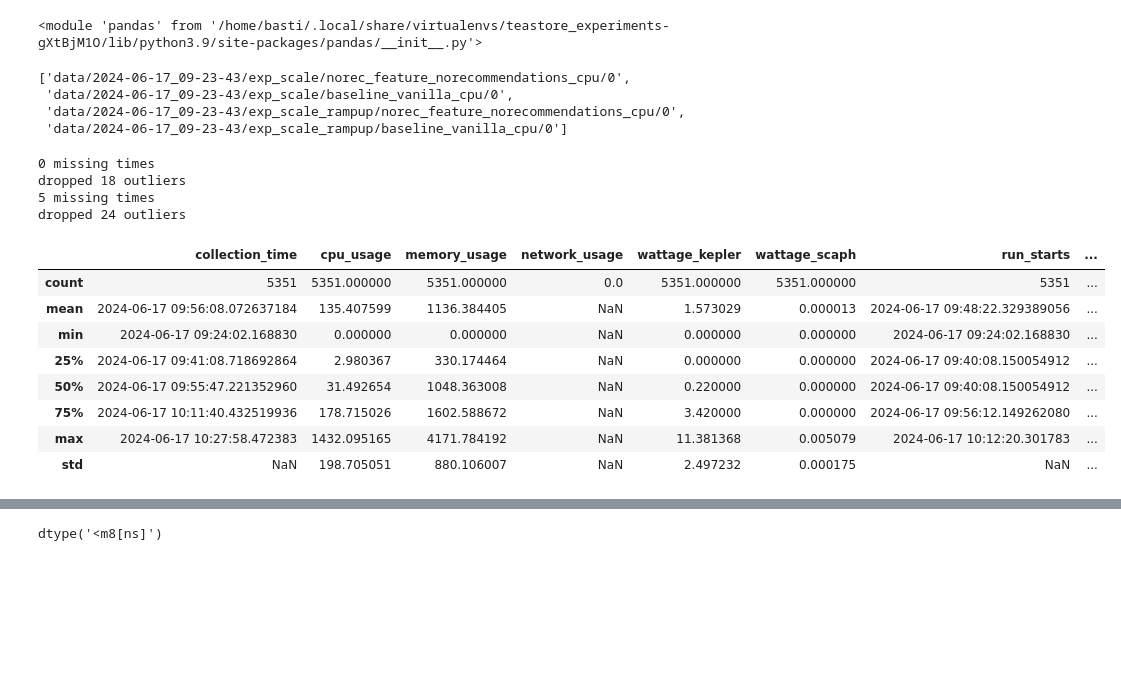
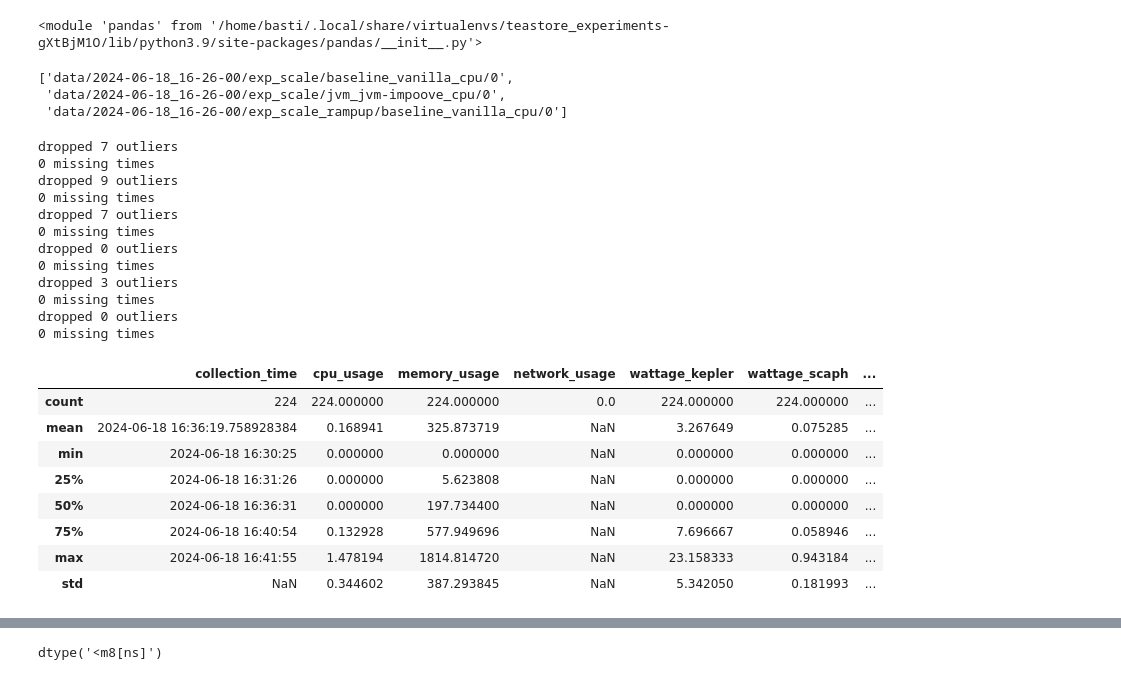
Before and after one commit to clue2-sose25/Clue2, a Jupyter notebook: evaluation_new.ipynb, the cells around one changed output, grey strips where cells are left out. Cells and saved outputs as stored; diff of their text form; code cells hidden in the pictures; blank space fills up the shorter version.

```diff
--- a/evaluation_new.ipynb
+++ b/evaluation_new.ipynb
@@ -14,15 +14,14 @@ DATA_DIR = "data"
 experiment_dirs = sorted(glob("data/*"))
 experiment_dirs
 
-exp_dir = "data/2024-06-17_09-23-43"
+exp_dir = "data/2024-06-18_16-26-00"
 # %%
 measurements = glob(exp_dir + "/*/*/*")
 measurements
 # %% [output]
-['data/2024-06-17_09-23-43/exp_scale/norec_feature_norecommendations_cpu/0',
- 'data/2024-06-17_09-23-43/exp_scale/baseline_vanilla_cpu/0',
- 'data/2024-06-17_09-23-43/exp_scale_rampup/norec_feature_norecommendations_cpu/0',
- 'data/2024-06-17_09-23-43/exp_scale_rampup/baseline_vanilla_cpu/0']
+['data/2024-06-18_16-26-00/exp_scale/baseline_vanilla_cpu/0',
+ 'data/2024-06-18_16-26-00/exp_scale/jvm_jvm-impoove_cpu/0',
+ 'data/2024-06-18_16-26-00/exp_scale_rampup/baseline_vanilla_cpu/0']
 # %%
 def set_experiment_time(
     df, col="collection_time", target="experiment_time", where="run"
@@ -31,24 +30,30 @@ def set_experiment_time(
     print(f"{len(missing_time)} missing times")
     df.drop(missing_time.index, inplace=True)
     df[col] = pd.to_datetime(df[col])
-    df["run_starts"] = df.groupby(where)[col].transform("min")
-    df[target] = df[col] - df["run_starts"]
-    # df['experiment_minutes'] = df[target].dt.minutes
+
+    # the fancy way with different starting times:
+    # df["run_starts"] = df.groupby(where)[col].transform("min")
+    # df[target] = df[col] - df["run_starts"]
+
+    # one experiment per df:
+    df[target] = df[col] - df[col].min()
 
 
-def drop_outliers(df, z_score_threshold=4):
+def drop_outliers(df, z_score_threshold=3):
     data_errors = 0
 
     common_keys = [
         "wattage_kepler",
         "wattage_scaph",
+        # "wattage"
         "cpu_usage",
         "memory_usage",
         "network_usage",
     ]
 
     for key in common_keys:
-        df[f"{key}_zscore"] = zscore(df[key])
+        if key in df:
+            df[f"{key}_zscore"] = zscore(df[key])
 
     for key in common_keys:
         outliers = df[df[f"{key}_zscore"].abs() > z_score_threshold].index
@@ -59,7 +64,7 @@ def drop_outliers(df, z_score_threshold=4):
     return data_errors
 
 
-def measurement_file_to_df(file: str, prefix: str):
+def measurement_file_to_df(file: str, prefix: str, treat=True):
     # no risk, no fun
     (_, pr_time, pr_scale, pr_branch, pr_run, pr_name) = file.split("/")
     pod_df = pd.read_csv(file)
@@ -70,37 +75,49 @@ def measurement_file_to_df(file: str, prefix: str):
 
     pod_df["run"] = "_".join([pr_branch, pr_scale, pr_run])
 
+    if treat:
+        drop_outliers(pod_df)
+        set_experiment_time(pod_df)
+
     return pod_df
 
 
-def get_df_for_prefix(prefix, measurement_dirs):
+def get_df_for_prefix(prefix, measurement_dirs, treat=True):
     pod_files = np.concatenate([glob(f"{d}/{prefix}*") for d in measurement_dirs])
-    all_pods = pd.concat([measurement_file_to_df(pf, prefix) for pf in pod_files])
+    all_pods = pd.concat([measurement_file_to_df(pf, prefix, treat) for pf in pod_files])
     return all_pods
 # %%
 all_pods = get_df_for_prefix("measurements_pod_", measurements)
-set_experiment_time(all_pods)
-drop_outliers(all_pods)
+# set_experiment_time(all_pods)
+# drop_outliers(all_pods)
 
 all_nodes = get_df_for_prefix("measurements_node_", measurements)
-set_experiment_time(all_nodes)
-drop_outliers(all_nodes)
+# set_experiment_time(all_nodes)
+# drop_outliers(all_nodes)
 
 display(all_pods.describe())
 display(all_nodes.describe())
 
 all_nodes['experiment_time'].dtype
 # %% [output]
+dropped 7 outliers
 0 missing times
-dropped 18 outliers
-5 missing times
-dropped 24 outliers
+dropped 9 outliers
+0 missing times
+dropped 7 outliers
+0 missing times
+dropped 0 outliers
+0 missing times
+dropped 3 outliers
+0 missing times
+dropped 0 outliers
+0 missing times
-|  | collection_time | cpu_usage | memory_usage | network_usage | wattage_kepler | wattage_scaph | run_starts | ... |
-| count | 5351 | 5351.000000 | 5351.000000 | 0.0 | 5351.000000 | 5351.000000 | 5351 | ... |
-| mean | 2024-06-17 09:56:08.072637184 | 135.407599 | 1136.384405 | NaN | 1.573029 | 0.000013 | 2024-06-17 09:48:22.329389056 | ... |
-| min | 2024-06-17 09:24:02.168830 | 0.000000 | 0.000000 | NaN | 0.000000 | 0.000000 | 2024-06-17 09:24:02.168830 | ... |
-| 25% | 2024-06-17 09:41:08.718692864 | 2.980367 | 330.174464 | NaN | 0.000000 | 0.000000 | 2024-06-17 09:40:08.150054912 | ... |
-| 50% | 2024-06-17 09:55:47.221352960 | 31.492654 | 1048.363008 | NaN | 0.220000 | 0.000000 | 2024-06-17 09:40:08.150054912 | ... |
-| 75% | 2024-06-17 10:11:40.432519936 | 178.715026 | 1602.588672 | NaN | 3.420000 | 0.000000 | 2024-06-17 09:56:12.149262080 | ... |
-| max | 2024-06-17 10:27:58.472383 | 1432.095165 | 4171.784192 | NaN | 11.381368 | 0.005079 | 2024-06-17 10:12:20.301783 | ... |
-| std | NaN | 198.705051 | 880.106007 | NaN | 2.497232 | 0.000175 | NaN | ... |
+|  | collection_time | cpu_usage | memory_usage | network_usage | wattage_kepler | wattage_scaph | ... |
+| count | 224 | 224.000000 | 224.000000 | 0.0 | 224.000000 | 224.000000 | ... |
+| mean | 2024-06-18 16:36:19.758928384 | 0.168941 | 325.873719 | NaN | 3.267649 | 0.075285 | ... |
+| min | 2024-06-18 16:30:25 | 0.000000 | 0.000000 | NaN | 0.000000 | 0.000000 | ... |
+| 25% | 2024-06-18 16:31:26 | 0.000000 | 5.623808 | NaN | 0.000000 | 0.000000 | ... |
+| 50% | 2024-06-18 16:36:31 | 0.000000 | 197.734400 | NaN | 0.000000 | 0.000000 | ... |
+| 75% | 2024-06-18 16:40:54 | 0.132928 | 577.949696 | NaN | 7.696667 | 0.058946 | ... |
+| max | 2024-06-18 16:41:55 | 1.478194 | 1814.814720 | NaN | 23.158333 | 0.943184 | ... |
+| std | NaN | 0.344602 | 387.293845 | NaN | 5.342050 | 0.181993 | ... |
```
Also changed, not shown: parts of 16 cells of this notebook, 4 other files.
